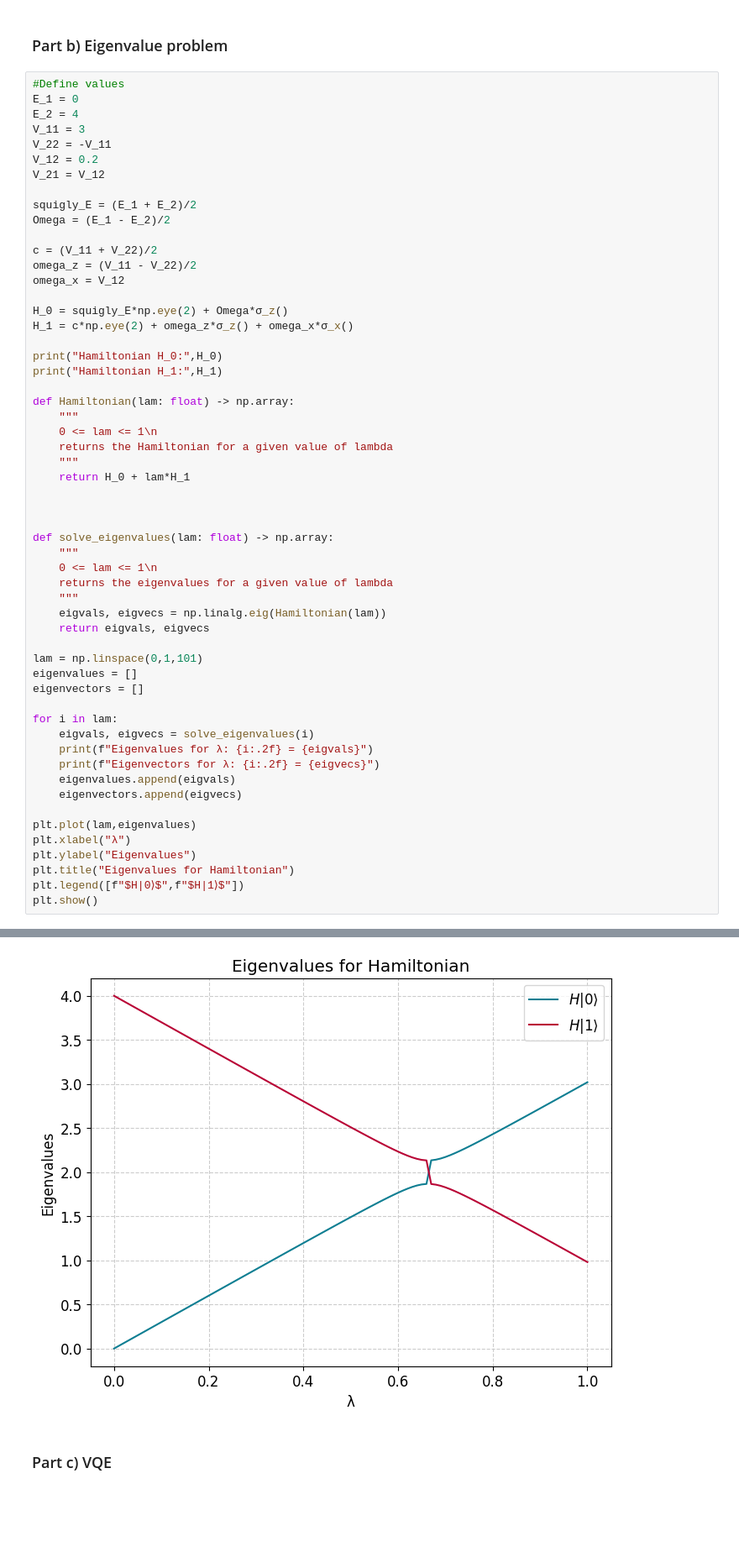
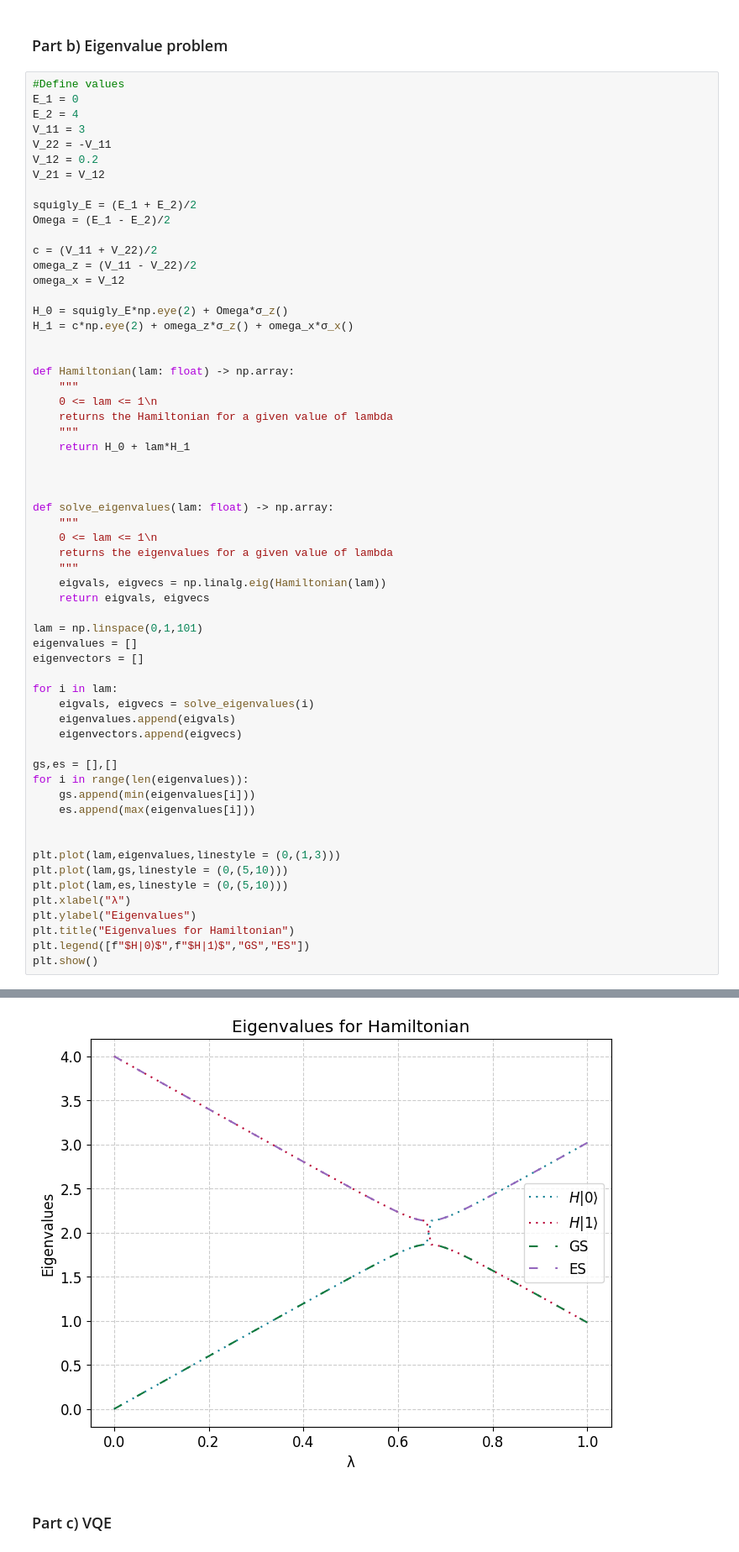
Before and after one commit to hishemok/FYS5419, a Jupyter notebook: Project1.ipynb, the cells around one changed output, grey strips where cells are left out. Shown: that part at 84% size. Drawn from its saved outputs; the diff is of its cells as text; blank space fills up the shorter version.

```diff
--- a/Project1.ipynb
+++ b/Project1.ipynb
@@ -287,8 +287,6 @@ omega_x = V_12
 H_0 = squigly_E*np.eye(2) + Omega*σ_z()
 H_1 = c*np.eye(2) + omega_z*σ_z() + omega_x*σ_x()
 
-print("Hamiltonian H_0:",H_0)
-print("Hamiltonian H_1:",H_1)
 
 def Hamiltonian(lam: float) -> np.array:
     """
@@ -313,15 +311,21 @@ eigenvectors = []
 
 for i in lam:
     eigvals, eigvecs = solve_eigenvalues(i)
-    print(f"Eigenvalues for λ: {i:.2f} = {eigvals}")
-    print(f"Eigenvectors for λ: {i:.2f} = {eigvecs}")
     eigenvalues.append(eigvals)
     eigenvectors.append(eigvecs)
 
-plt.plot(lam,eigenvalues)
+gs,es = [],[]
+for i in range(len(eigenvalues)):
+    gs.append(min(eigenvalues[i]))
+    es.append(max(eigenvalues[i]))
+
+
+plt.plot(lam,eigenvalues,linestyle = (0,(1,3)))
+plt.plot(lam,gs,linestyle = (0,(5,10)))
+plt.plot(lam,es,linestyle = (0,(5,10)))
 plt.xlabel("λ")
 plt.ylabel("Eigenvalues")
 plt.title("Eigenvalues for Hamiltonian")
-plt.legend([f"$H|0⟩$",f"$H|1⟩$"])
+plt.legend([f"$H|0⟩$",f"$H|1⟩$","GS","ES"])
 plt.show()
 # %% [output]
@@ -345,3 +332,3 @@ Eigenvectors for λ: 1.00 = [[ 0.99513333 -0.09853762]
-[figure, old version]
+[figure, new version]
 # %% [markdown]
 ### Part c) VQE
```
Also changed, not shown: parts of 7 cells of this notebook, 1 other file.
